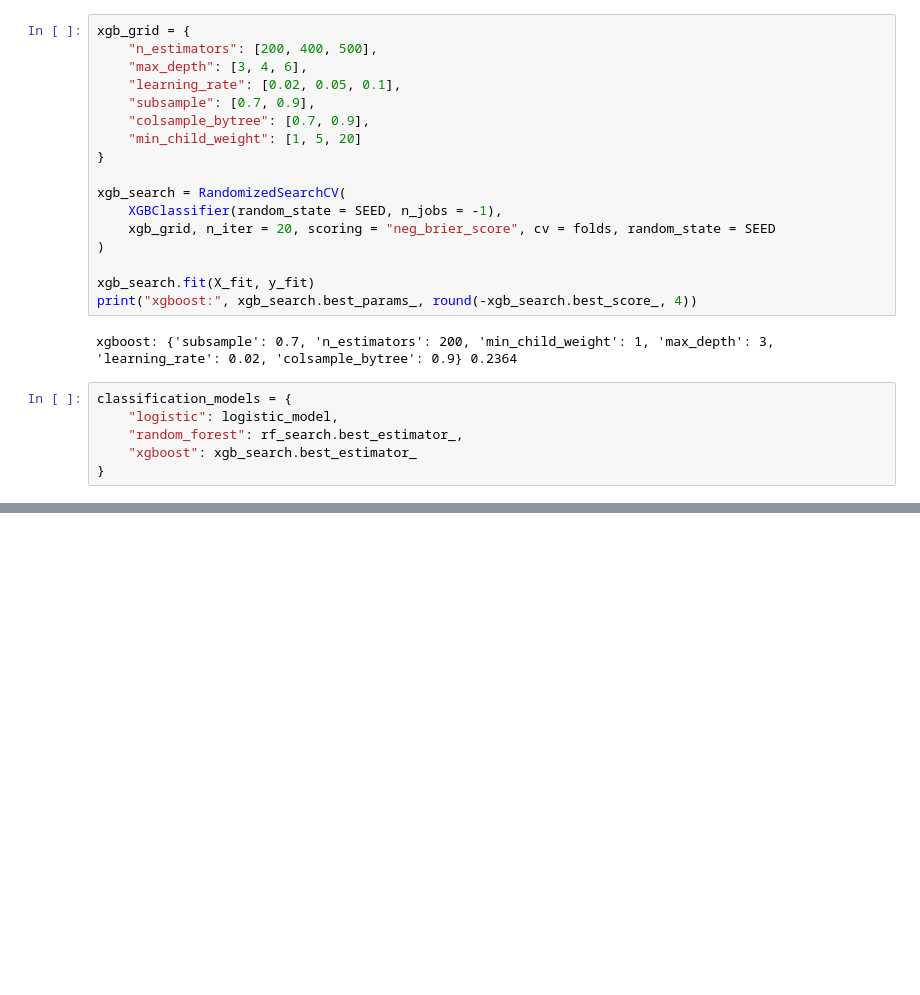
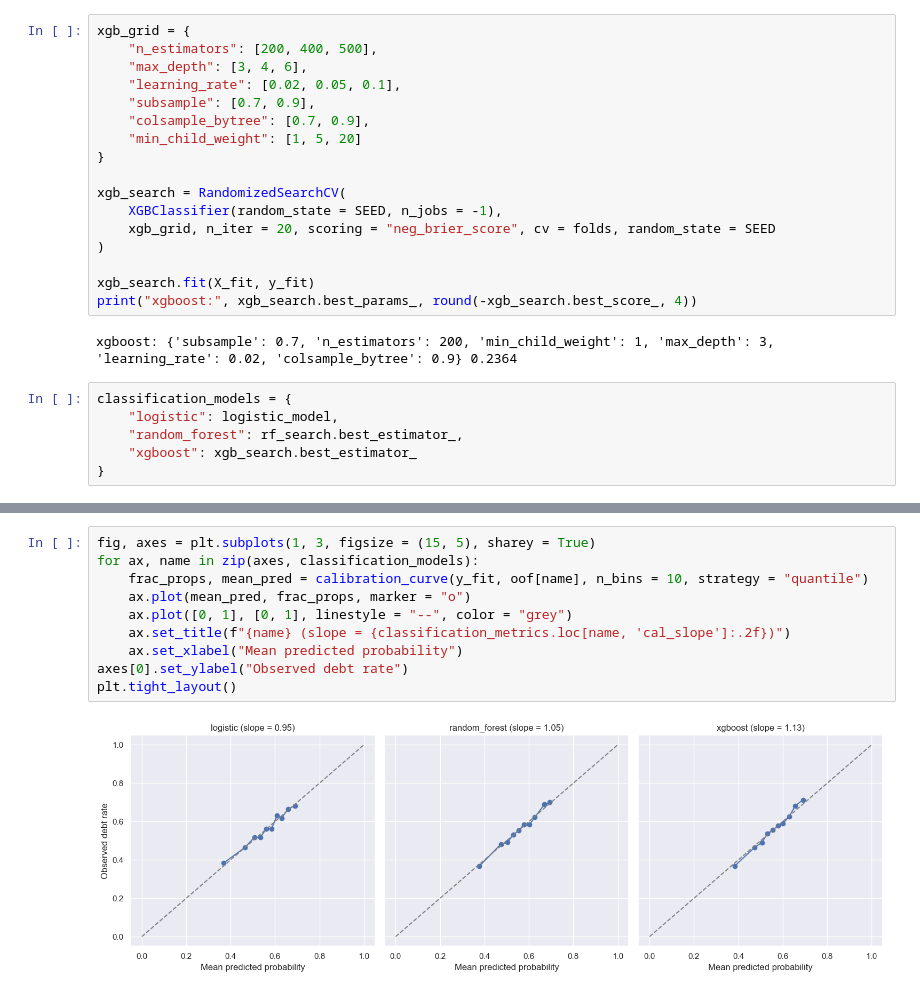
Before and after one commit to chaycereed/ohie-medicaid-policy-simulation, a Jupyter notebook: notebook/ohie_medicaid_policy_simulation.ipynb, the cells around one changed output, grey strips where cells are left out. Cells and saved outputs as stored; diff of their text form; blank space fills up the shorter version.

```diff
--- a/notebook/ohie_medicaid_policy_simulation.ipynb
+++ b/notebook/ohie_medicaid_policy_simulation.ipynb
@@ -1212,0 +1212,12 @@ classification_metrics
+# %%
+fig, axes = plt.subplots(1, 3, figsize = (15, 5), sharey = True)
+for ax, name in zip(axes, classification_models):
+    frac_props, mean_pred = calibration_curve(y_fit, oof[name], n_bins = 10, strategy = "quantile")
+    ax.plot(mean_pred, frac_props, marker = "o")
+    ax.plot([0, 1], [0, 1], linestyle = "--", color = "grey")
+    ax.set_title(f"{name} (slope = {classification_metrics.loc[name, 'cal_slope']:.2f})")
+    ax.set_xlabel("Mean predicted probability")
+axes[0].set_ylabel("Observed debt rate")
+plt.tight_layout()
+# %% [output]
+[figure, added]
```
Also changed, not shown: parts of 9 cells of this notebook.
